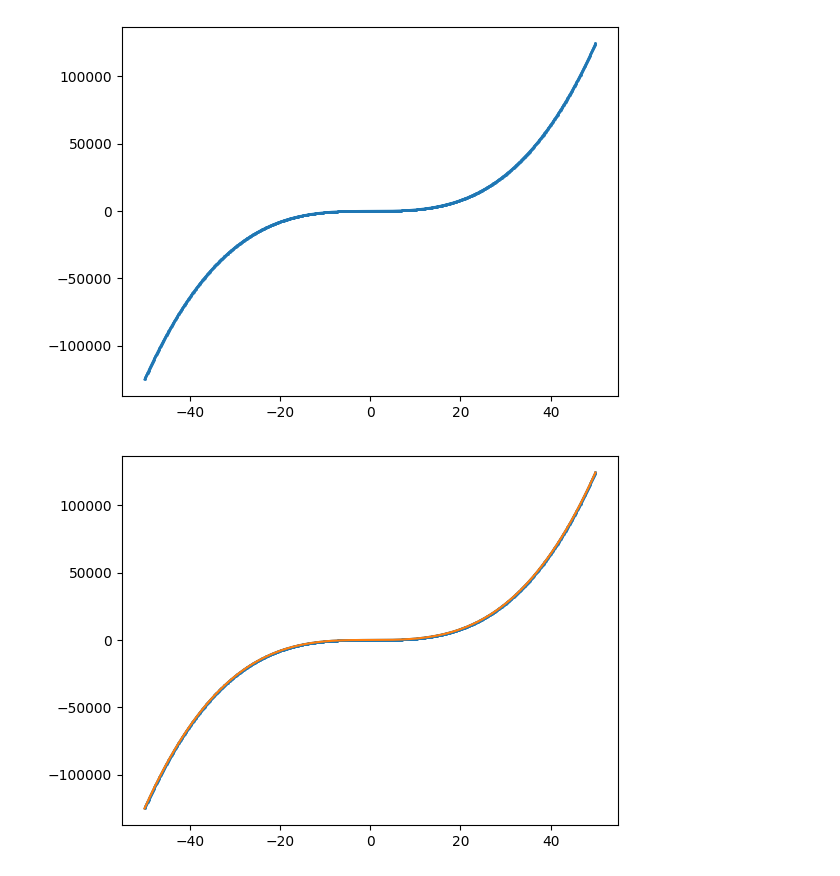
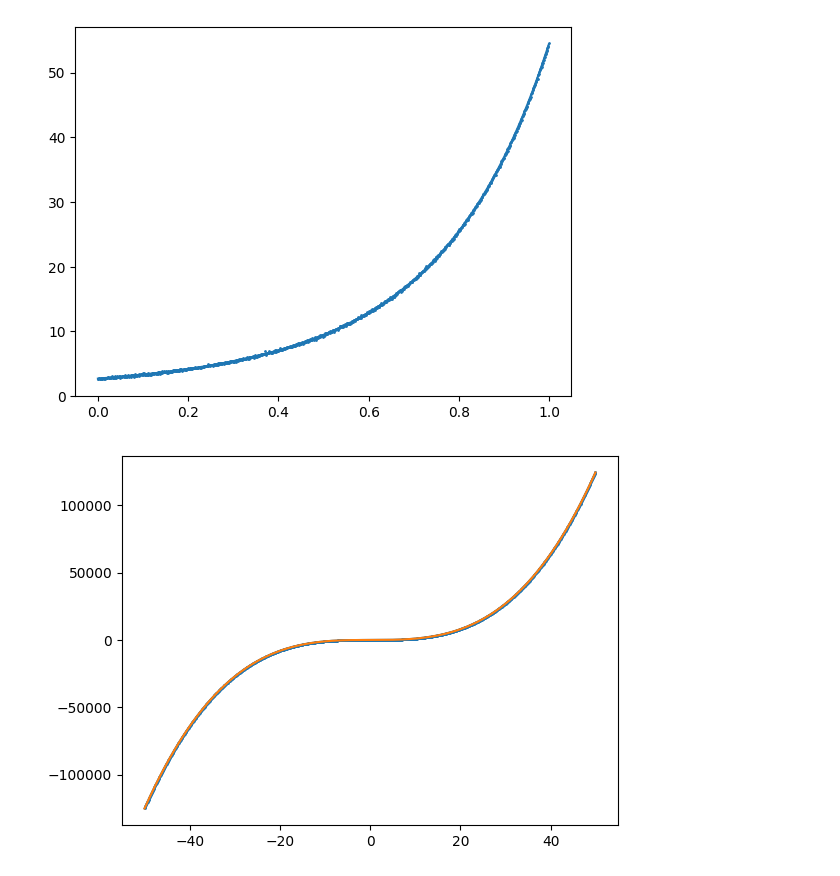
Before and after one commit to RuchchaSD/Bundle_Adjustment, a Jupyter notebook: Other/python/data_generate.ipynb, the cells around one changed output. Cells and saved outputs as stored; diff of their text form; code cells hidden in the pictures.

```diff
--- a/Other/python/data_generate.ipynb
+++ b/Other/python/data_generate.ipynb
@@ -3,24 +3,34 @@ import matplotlib.pyplot as plt
 import numpy as np
 # %%
 y = []
+x = np.arange(0,1, 0.001)
 # x = np.arange(-5,5, 0.1)
-x = np.arange(-50, 50, 0.1)
+# x = np.arange(-50, 50, 0.1)
 z = []
 
 a = 1
 b = 2
 c = 1
 
 for i in x:
-    y_val =(a*(i**3) + b*i + c)
+    y_val =np.exp(a*(i**2) + b*i + c)
     y.append(y_val)
-    z.append(y_val + np.random.normal(0, 1))
+    z.append(y_val + np.random.normal(0, 0.1))
+
+
+# introduce outliers
+# z[60] = 250
+# z[149] = -3000
+# z[558] = -10000
+# z[872] = +48
+
+
 
 plt.plot(x, y)
 plt.scatter(x, z, s=1)
 plt.show()
 # %% [output]
-[figure, old version]
+[figure, new version]
 # %%
 file_path = "../data/data.csv"
 with open(file_path, "w") as file:
```
Also changed, not shown: 9 other files.
